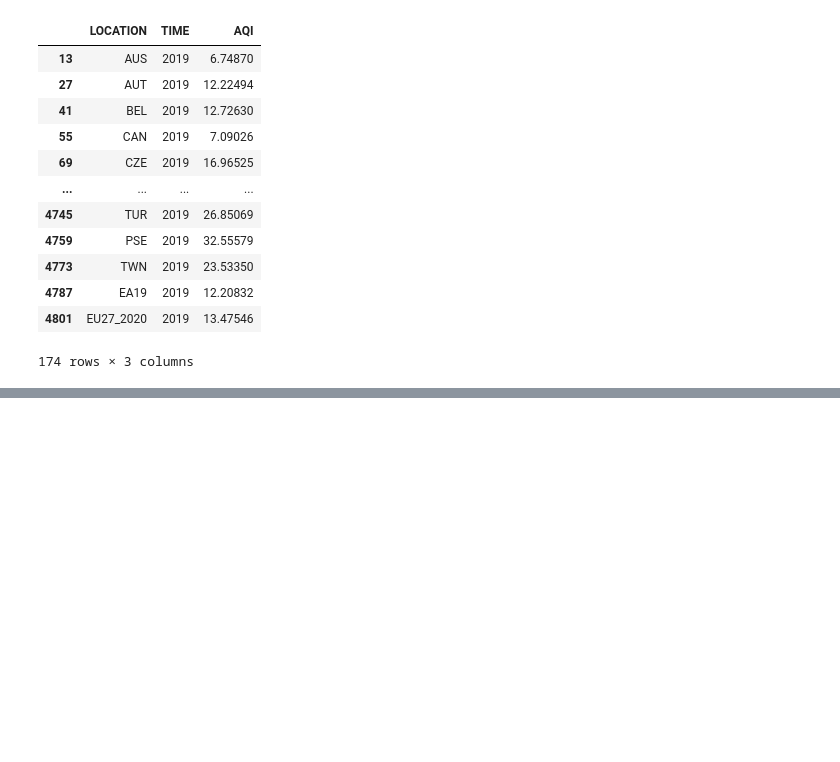
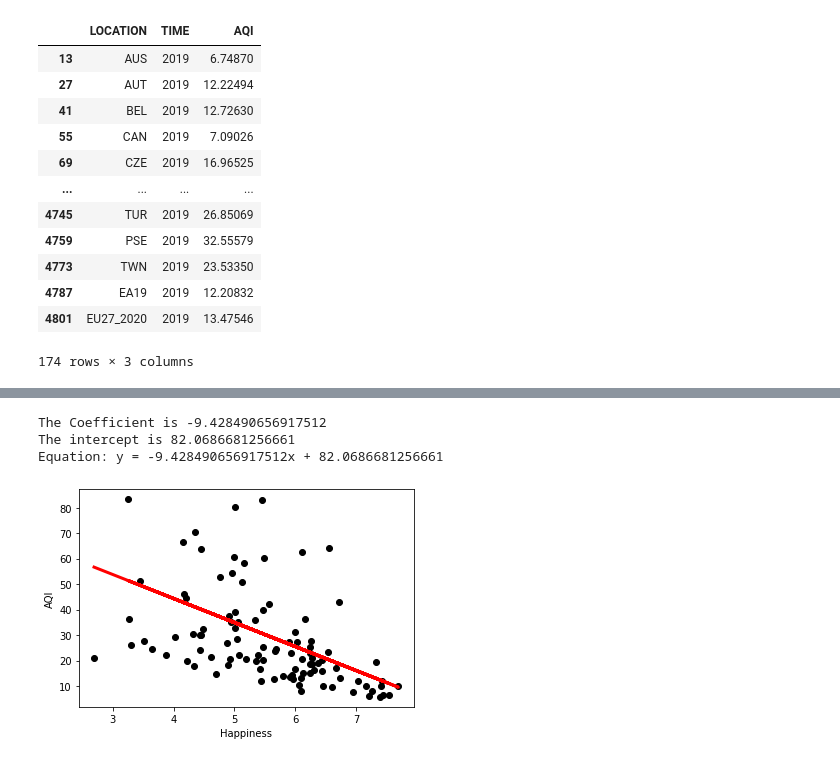
Before and after one commit to howardddwu/CSC474Final, a Jupyter notebook: CSC474Final.ipynb, the cells around one changed output, grey strips where cells are left out. Saved outputs shown, nothing was run; the diff lists cells and outputs as text; code cells hidden in the pictures; blank space fills up the shorter version.

```diff
--- a/CSC474Final.ipynb
+++ b/CSC474Final.ipynb
@@ -106,0 +136,26 @@ fig.show()
+# %%
+# Create linear regression object
+regr = linear_model.LinearRegression()
+
+# Train the model using the training sets
+regr.fit(X_train, Y_train)
+
+# Plot outputs
+plt.xlabel('Happiness')
+plt.ylabel('AQI')
+plt.scatter(X_test, Y_test,  color='black')
+plt.plot(X_test, regr.predict(X_test), color='red',linewidth=3)
+
+
+#output
+
+coef = regr.coef_[0][0]
+intercept = regr.intercept_[0]
+print(f"The Coefficient is {coef}")
+print(f"The intercept is {intercept}")
+print(f"Equation: y = {coef}x + {intercept}")
+# %% [output]
+The Coefficient is -9.428490656917512
+The intercept is 82.0686681256661
+Equation: y = -9.428490656917512x + 82.0686681256661
+[figure, added]
```
Also changed, not shown: parts of 5 cells of this notebook.
